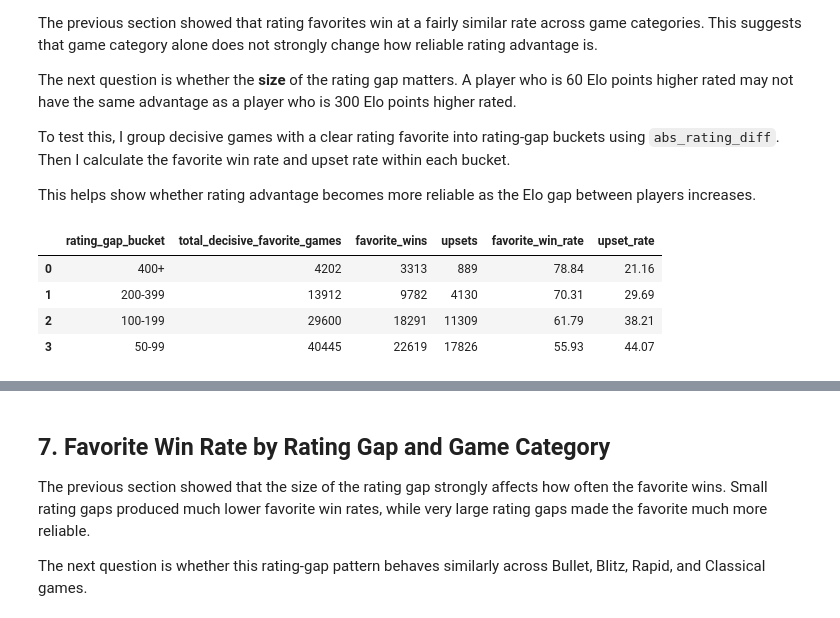
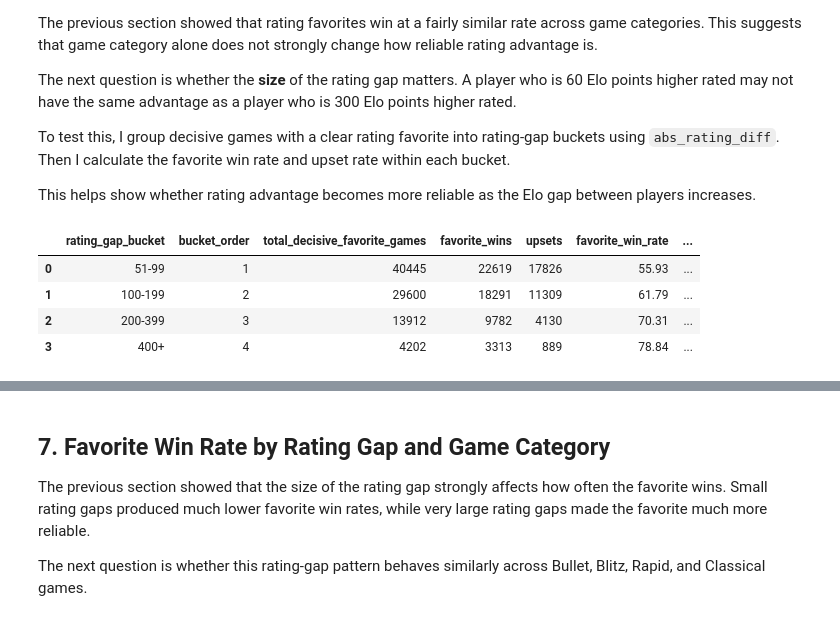
Before and after one commit to hafezomar/lichess-game-analysis, a Jupyter notebook: notebooks/01_sql_game_analysis.ipynb, the cells around one changed output, grey strips where cells are left out. Saved outputs shown, nothing was run; the diff lists cells and outputs as text; code cells hidden in the pictures.

```diff
--- a/notebooks/01_sql_game_analysis.ipynb
+++ b/notebooks/01_sql_game_analysis.ipynb
@@ -306,51 +306,57 @@ This helps show whether rating advantage becomes more reliable as the Elo gap be
 # %%
 rating_gap_outcome_query = """
 WITH rating_gap_outcomes AS (
-	SELECT
-		CASE
-			WHEN abs_rating_diff BETWEEN 50 AND 99 THEN '50-99'
-			WHEN abs_rating_diff BETWEEN 100 AND 199 THEN '100-199'
-			WHEN abs_rating_diff BETWEEN 200 AND 399 THEN '200-399'
-			ELSE '400+'
-		END AS rating_gap_bucket,
-		COUNT(*) AS total_decisive_favorite_games,
-		SUM(CASE
-				WHEN (g.rating_favorite = 'White favorite' AND g.winner = 'White')
-				OR (g.rating_favorite = 'Black favorite' AND g.winner = 'Black')
-				THEN 1
-				ELSE 0
-			END) AS favorite_wins,
-		SUM(CASE
-				WHEN (g.rating_favorite = 'Black favorite' AND g.winner = 'White')
-				OR (g.rating_favorite = 'White favorite' AND g.winner = 'Black')
-				THEN 1
-				ELSE 0
-			END) AS upsets
-	FROM games AS g
-	WHERE g.winner IN ('White', 'Black')
-		AND g.rating_favorite IN ('White favorite', 'Black favorite')
-	GROUP BY rating_gap_bucket
-
+    SELECT
+        CASE
+            WHEN abs_rating_diff BETWEEN 51 AND 99 THEN '51-99'
+            WHEN abs_rating_diff BETWEEN 100 AND 199 THEN '100-199'
+            WHEN abs_rating_diff BETWEEN 200 AND 399 THEN '200-399'
+            ELSE '400+'
+        END AS rating_gap_bucket,
+        CASE
+            WHEN abs_rating_diff BETWEEN 51 AND 99 THEN 1
+            WHEN abs_rating_diff BETWEEN 100 AND 199 THEN 2
+            WHEN abs_rating_diff BETWEEN 200 AND 399 THEN 3
+            ELSE 4
+        END AS bucket_order,
+        COUNT(*) AS total_decisive_favorite_games,
+        SUM(CASE
+                WHEN (g.rating_favorite = 'White favorite' AND g.winner = 'White')
+                  OR (g.rating_favorite = 'Black favorite' AND g.winner = 'Black')
+                THEN 1
+                ELSE 0
+            END) AS favorite_wins,
+        SUM(CASE
+                WHEN (g.rating_favorite = 'Black favorite' AND g.winner = 'White')
+                  OR (g.rating_favorite = 'White favorite' AND g.winner = 'Black')
+                THEN 1
+                ELSE 0
+            END) AS upsets
+    FROM games AS g
+    WHERE g.winner IN ('White', 'Black')
+        AND g.rating_favorite IN ('White favorite', 'Black favorite')
+    GROUP BY rating_gap_bucket, bucket_order
 )
 
 SELECT
-	rpo.rating_gap_bucket,
-	rpo.total_decisive_favorite_games,
-	rpo.favorite_wins,
-	rpo.upsets,
-	ROUND(rpo.favorite_wins * 100.0 / rpo.total_decisive_favorite_games, 2) AS favorite_win_rate,
-	ROUND(rpo.upsets * 100.0 / rpo.total_decisive_favorite_games, 2) AS upset_rate
-FROM rating_gap_outcomes AS rpo
-ORDER BY favorite_win_rate DESC;
+    rgo.rating_gap_bucket,
+    rgo.bucket_order,
+    rgo.total_decisive_favorite_games,
+    rgo.favorite_wins,
+    rgo.upsets,
+    ROUND(rgo.favorite_wins * 100.0 / rgo.total_decisive_favorite_games, 2) AS favorite_win_rate,
+    ROUND(rgo.upsets * 100.0 / rgo.total_decisive_favorite_games, 2) AS upset_rate
+FROM rating_gap_outcomes AS rgo
+ORDER BY rgo.bucket_order;
 """
 
 rating_gap_outcome_df = run_query(rating_gap_outcome_query)
 
 rating_gap_outcome_df
 # %% [output]
-|  | rating_gap_bucket | total_decisive_favorite_games | favorite_wins | upsets | favorite_win_rate | upset_rate |
-| 0 | 400+ | 4202 | 3313 | 889 | 78.84 | 21.16 |
-| 1 | 200-399 | 13912 | 9782 | 4130 | 70.31 | 29.69 |
-| 2 | 100-199 | 29600 | 18291 | 11309 | 61.79 | 38.21 |
-| 3 | 50-99 | 40445 | 22619 | 17826 | 55.93 | 44.07 |
+|  | rating_gap_bucket | bucket_order | total_decisive_favorite_games | favorite_wins | upsets | favorite_win_rate | ... |
+| 0 | 51-99 | 1 | 40445 | 22619 | 17826 | 55.93 | ... |
+| 1 | 100-199 | 2 | 29600 | 18291 | 11309 | 61.79 | ... |
+| 2 | 200-399 | 3 | 13912 | 9782 | 4130 | 70.31 | ... |
+| 3 | 400+ | 4 | 4202 | 3313 | 889 | 78.84 | ... |
 # %% [markdown]
```
Also changed, not shown: parts of 3 cells of this notebook, 2 other files.
